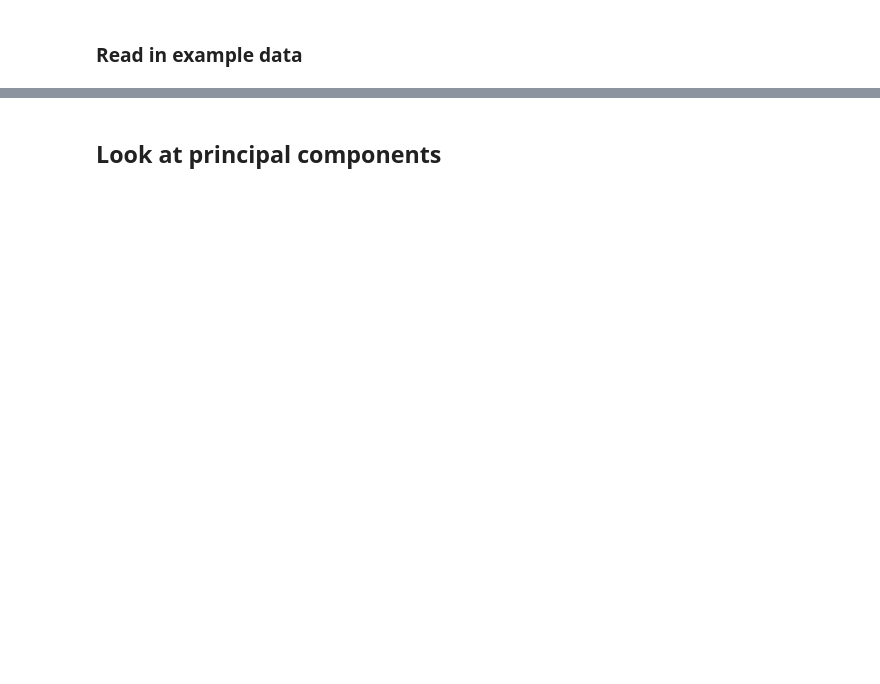
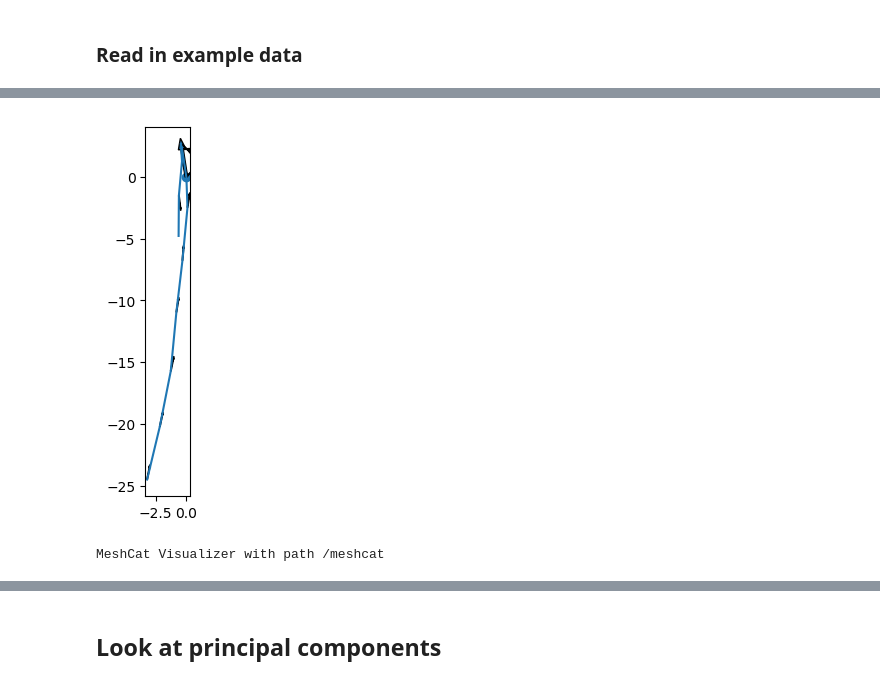
Before and after one commit to ornithos/mocap-mtds, a Jupyter notebook: 2_preprocess.ipynb, the cells around one changed output, grey strips where cells are left out. Cells and saved outputs as stored; diff of their text form; code cells hidden in the pictures; blank space fills up the shorter version.

```diff
--- a/2_preprocess.ipynb
+++ b/2_preprocess.ipynb
@@ -56,0 +172,11 @@ proc = process_file(files[40]);   # 54 = PACING/STOP, 40 = BACKWARD, 115=TRIUMPH
+# %%
+function angle_to_z_axis(v)
+    cθ, sθ = mocapio._trigvecs(reshape(v, 1, 2), reshape([0f0 1f0], 1, 2))
+    atan(-sθ[1], cθ[1])
+end
+rotationm(θ) = [cos(θ) sin(θ); -sin(θ) cos(θ)]
+
+function add_angle(c1, s1, c2, s2)
+    θ₁, θ₂ = atan(s1,c1), atan(s2, c2)
+    return cos(θ₁ + θ₂), sin(θ₁ + θ₂)
+end
@@ -56,0 +194,26 @@ proc = process_file(files[40]);   # 54 = PACING/STOP, 40 = BACKWARD, 115=TRIUMPH
+# %%
+tmp_new = hcat(Xsraw[4][ii,1:12], Xsraw[4][ii,13:24])
+plot(tmp_new[:,1], tmp_new[:,2])
+scatter(0,0)
+arrow(0,0, diff(tmp_new[7:8,1])[1], diff(tmp_new[7:8,2])[1], width=.2)
+for j in 1:11
+    dirΔ = [tmp_new[j+1,1] - tmp_new[j,1], tmp_new[j+1,2] - tmp_new[j,2]]
+    dirΔ /= sqrt(sum(z->z^2, dirΔ))
+    std_cθ, std_sθ = add_angle(Xsraw[4][ii,24+j], Xsraw[4][ii,36+j], 0, -1)
+    cθ, sθ = add_angle(dirΔ[1], dirΔ[2], std_cθ, -std_sθ)
+    arrow(tmp_new[j,1],tmp_new[j,2], cθ, sθ, width=.05)
+end
+gca().set_aspect("equal")
+# ii += 5
+# %% [output]
+[figure, added]
+# %%
+if !(@isdefined vis)
+    # Create a new visualizer instance (MeshCat.jl)
+    vis = Visualizer()
+    open(vis)
+end
+vis = mocapviz.create_animation([mocapio.reconstruct_modelled(Ysraw[4])[300:550,:,:]],
+    "test"; vis=vis, linemesh=mocapviz.yellowmesh, camera=:back)
+# %% [output]
+MeshCat Visualizer with path /meshcat
```
Also changed, not shown: parts of 25 cells of this notebook, 1 other file.
